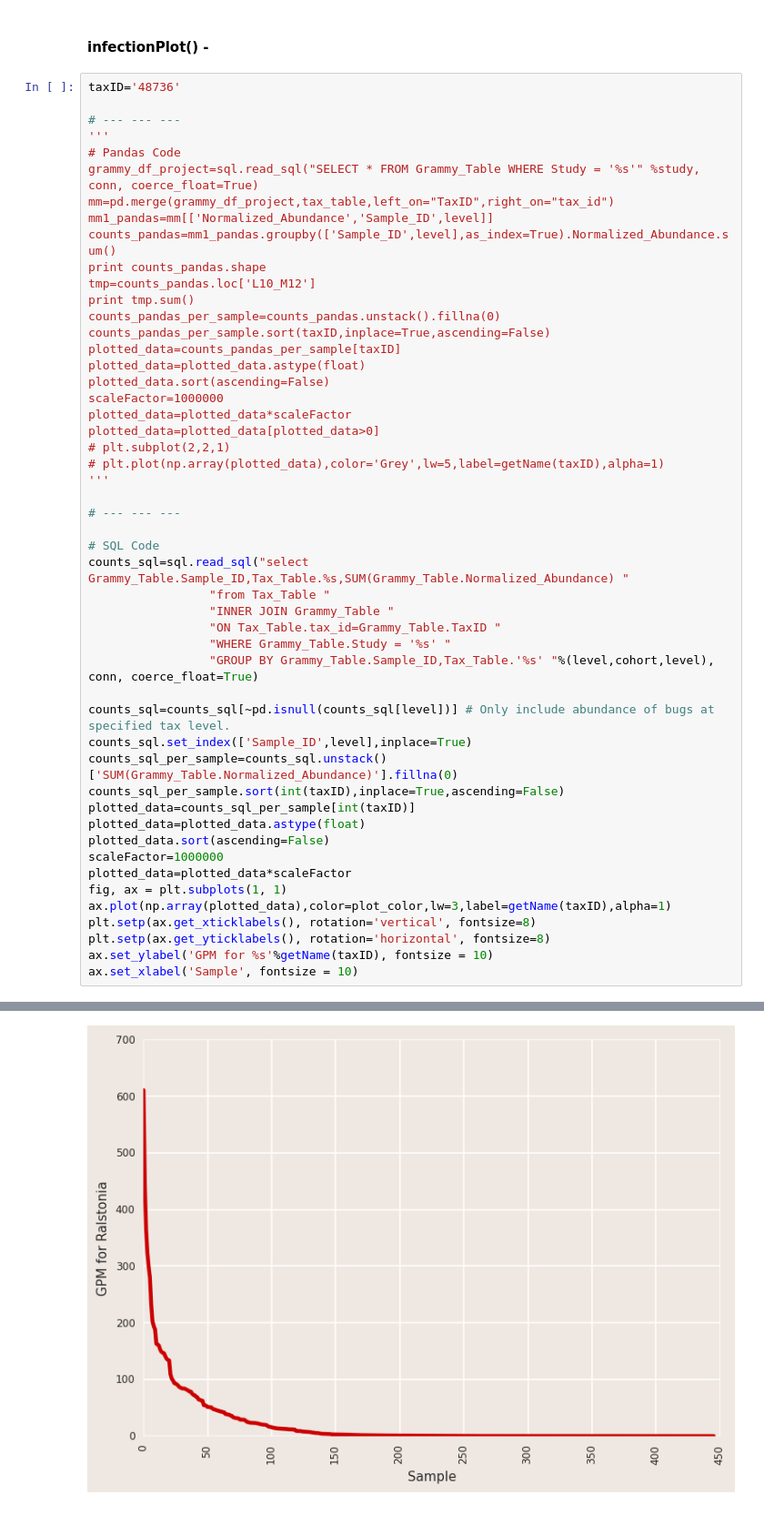
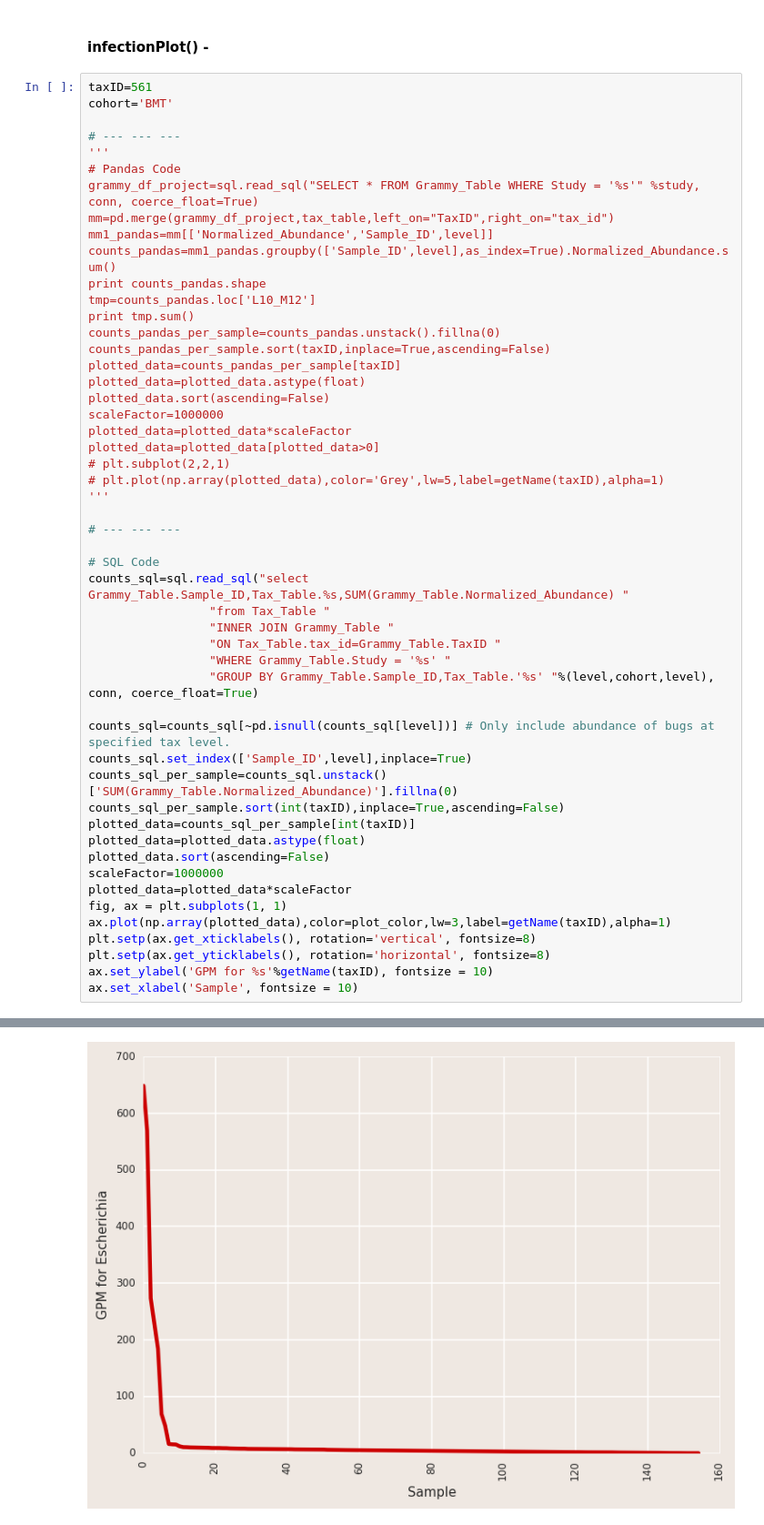
Before and after one commit to lmart999/CS229, a Jupyter notebook: ie_sql.ipynb, the cells around one changed output, grey strips where cells are left out. Shown at 91% size. Cells and saved outputs as stored; diff of their text form.

```diff
--- a/ie_sql.ipynb
+++ b/ie_sql.ipynb
@@ -806,7 +800,8 @@ df_norm
 # %% [markdown]
 #### infectionPlot() -
 # %%
-taxID='48736'
+taxID=561
+cohort='BMT'
 
 # --- --- ---
 '''
@@ -830,31 +825,31 @@ plotted_data=plotted_data[plotted_data>0]
 # plt.plot(np.array(plotted_data),color='Grey',lw=5,label=getName(taxID),alpha=1)
 '''
 
 # --- --- ---
 
 # SQL Code
 counts_sql=sql.read_sql("select Grammy_Table.Sample_ID,Tax_Table.%s,SUM(Grammy_Table.Normalized_Abundance) "
                  "from Tax_Table "
                  "INNER JOIN Grammy_Table "
                  "ON Tax_Table.tax_id=Grammy_Table.TaxID "
                  "WHERE Grammy_Table.Study = '%s' "
                  "GROUP BY Grammy_Table.Sample_ID,Tax_Table.'%s' "%(level,cohort,level), conn, coerce_float=True)
 
 counts_sql=counts_sql[~pd.isnull(counts_sql[level])] # Only include abundance of bugs at specified tax level.
 counts_sql.set_index(['Sample_ID',level],inplace=True)
 counts_sql_per_sample=counts_sql.unstack()['SUM(Grammy_Table.Normalized_Abundance)'].fillna(0)
 counts_sql_per_sample.sort(int(taxID),inplace=True,ascending=False)
 plotted_data=counts_sql_per_sample[int(taxID)]
 plotted_data=plotted_data.astype(float)
 plotted_data.sort(ascending=False)
 scaleFactor=1000000
 plotted_data=plotted_data*scaleFactor
 fig, ax = plt.subplots(1, 1)
 ax.plot(np.array(plotted_data),color=plot_color,lw=3,label=getName(taxID),alpha=1)
 plt.setp(ax.get_xticklabels(), rotation='vertical', fontsize=8)
 plt.setp(ax.get_yticklabels(), rotation='horizontal', fontsize=8)
 ax.set_ylabel('GPM for %s'%getName(taxID), fontsize = 10)
 ax.set_xlabel('Sample', fontsize = 10)
 # %% [output]
 <matplotlib.text.Text at 0x...>
-[figure, old version]
+[figure, new version]
```
Also changed, not shown: parts of 10 cells of this notebook.
